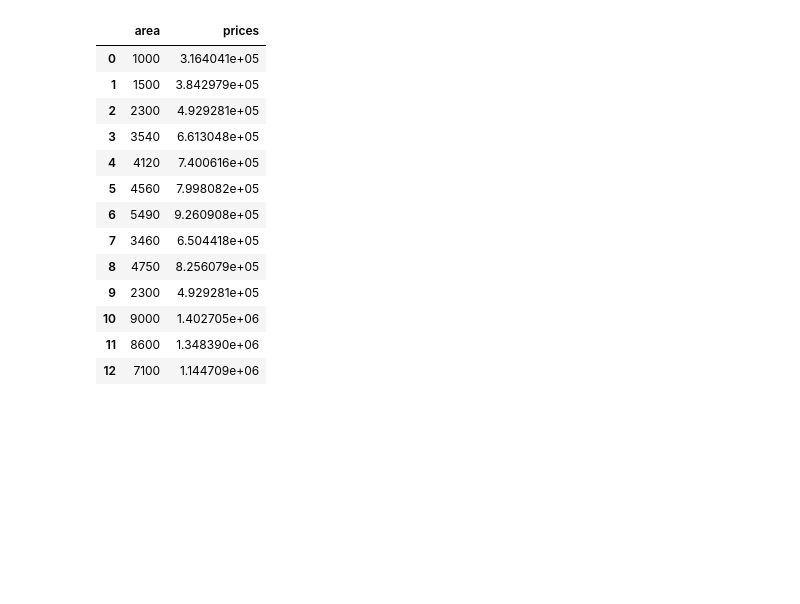
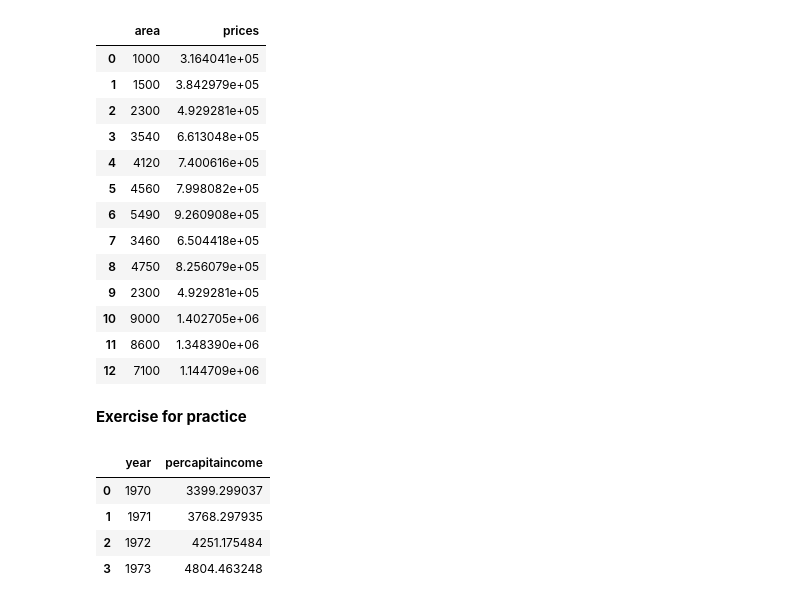
Before and after one commit to varmagsr/ML, a Jupyter notebook: Linear_Regression_With_One_Variable.ipynb, the cells around one changed output. Drawn from its saved outputs; the diff is of its cells as text; code cells hidden in the pictures; blank space fills up the shorter version.

```diff
--- a/Linear_Regression_With_One_Variable.ipynb
+++ b/Linear_Regression_With_One_Variable.ipynb
@@ -129,3 +129,19 @@ area_df
 | 12 | 7100 | 1.144709e+06 |
 # %%
 area_df.to_csv("prediction.csv")
+# %% [markdown]
+**Exercise for practice**
+# %%
+dfc = pd.read_csv('canada_per_capita_income.csv')
+dfc.columns = dfc.columns.str.replace(' ', '',regex=True)
+dfc.columns = dfc.columns.str.replace('$', '',regex=True)
+dfc.columns = dfc.columns.str.replace('(US)', '',regex=True)
+dfc.columns = dfc.columns.str.replace('(', '',regex=True)
+dfc.columns = dfc.columns.str.replace(')', '',regex=True)
+dfc.head(4)
+# %% [output]
+|  | year | percapitaincome |
+| 0 | 1970 | 3399.299037 |
+| 1 | 1971 | 3768.297935 |
+| 2 | 1972 | 4251.175484 |
+| 3 | 1973 | 4804.463248 |
```
Also changed, not shown: parts of 7 cells of this notebook.
